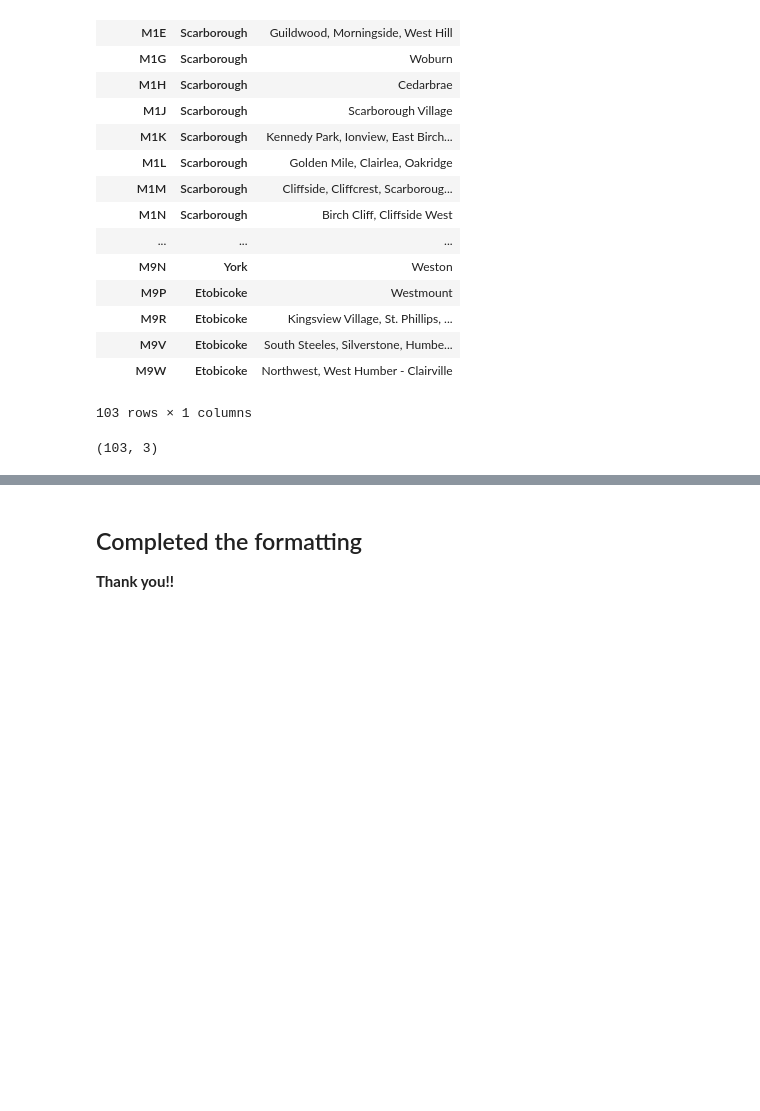
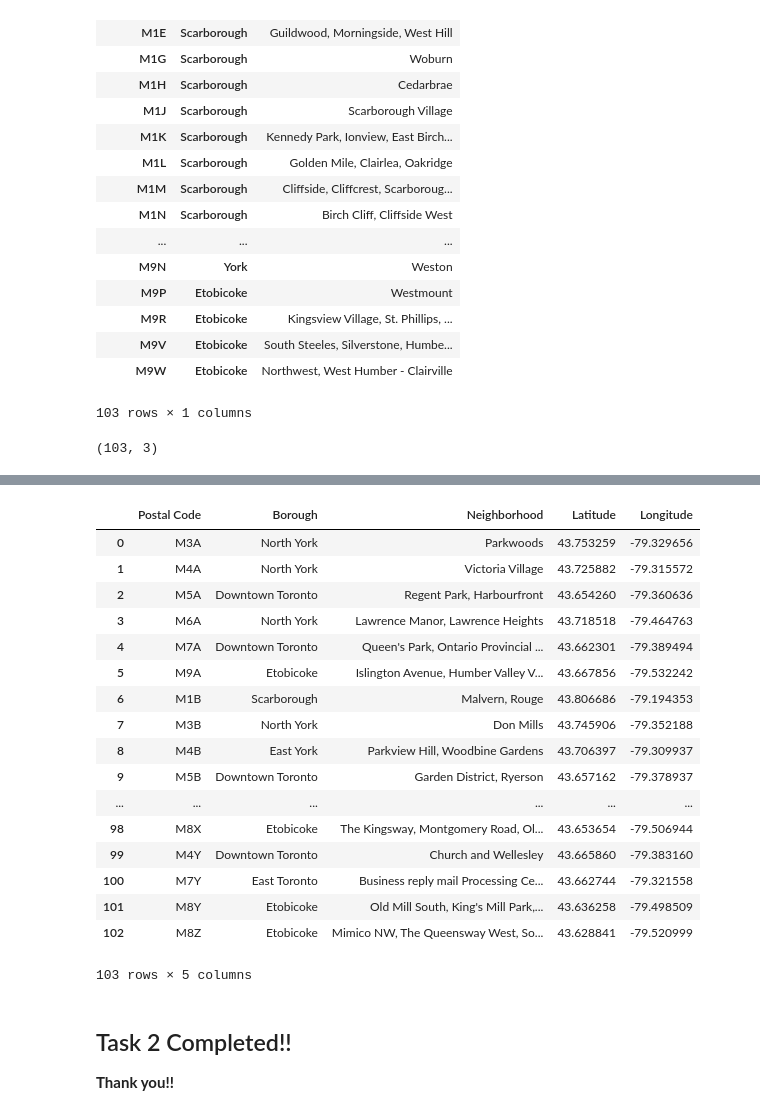
Before and after one commit to Yashodhara-78/Coursera_Capstone, a Jupyter notebook: Segmenting and Clustering.ipynb, the cells around one changed output, grey strips where cells are left out. Drawn from its saved outputs; the diff is of its cells as text; code cells hidden in the pictures; blank space fills up the shorter version.

```diff
--- a/Segmenting and Clustering.ipynb
+++ b/Segmenting and Clustering.ipynb
@@ -89,0 +76,24 @@ df.shape
+# %%
+
+import types
+import pandas as pd
+from botocore.client import Config
+import ibm_boto3
+
+def __iter__(self): return 0
+
+# @hidden_cell
+# The following code accesses a file in your IBM Cloud Object Storage. It includes your credentials.
+# You might want to remove those credentials before you share the notebook.
+client_3cabec16fb844d25b951e1aedb322ebd = ibm_boto3.client(service_name='s3',
+    ibm_api_key_id='eLry4lzLM6IKo-LyesThC1rP53kjqtU3Ey2Yms2CP73U',
+    ibm_auth_endpoint="https://iam.cloud.ibm.com/oidc/token",
+    config=Config(signature_version='oauth'),
+    endpoint_url='https://s3.eu-geo.objectstorage.service.networklayer.com')
+
+body = client_3cabec16fb844d25b951e1aedb322ebd.get_object(Bucket='capstoneproject-donotdelete-pr-v9gmfw9gawi7ld',Key='Geospatial_Coordinates.csv')['Body']
+# add missing __iter__ method, so pandas accepts body as file-like object
+if not hasattr(body, "__iter__"): body.__iter__ = types.MethodType( __iter__, body )
+
+data = pd.read_csv(body)
+data.head()
@@ -89,0 +107,3 @@ df.shape
+# %%
+data.rename(columns = {'PostalCode':'Postal Code'}, inplace = True)
+data.head()
@@ -90,3 +117,24 @@ df.shape
+# %%
+pd.merge(df,data, how ='inner', on ='Postal Code')
+# %% [output]
+|  | Postal Code | Borough | Neighborhood | Latitude | Longitude |
+| 0 | M3A | North York | Parkwoods | 43.753259 | -79.329656 |
+| 1 | M4A | North York | Victoria Village | 43.725882 | -79.315572 |
+| 2 | M5A | Downtown Toronto | Regent Park, Harbourfront | 43.654260 | -79.360636 |
+| 3 | M6A | North York | Lawrence Manor, Lawrence Heights | 43.718518 | -79.464763 |
+| 4 | M7A | Downtown Toronto | Queen's Park, Ontario Provincial ... | 43.662301 | -79.389494 |
+| 5 | M9A | Etobicoke | Islington Avenue, Humber Valley V... | 43.667856 | -79.532242 |
+| 6 | M1B | Scarborough | Malvern, Rouge | 43.806686 | -79.194353 |
+| 7 | M3B | North York | Don Mills | 43.745906 | -79.352188 |
+| 8 | M4B | East York | Parkview Hill, Woodbine Gardens | 43.706397 | -79.309937 |
+| 9 | M5B | Downtown Toronto | Garden District, Ryerson | 43.657162 | -79.378937 |
+| ... | ... | ... | ... | ... | ... |
+| 98 | M8X | Etobicoke | The Kingsway, Montgomery Road, Ol... | 43.653654 | -79.506944 |
+| 99 | M4Y | Downtown Toronto | Church and Wellesley | 43.665860 | -79.383160 |
+| 100 | M7Y | East Toronto | Business reply mail Processing Ce... | 43.662744 | -79.321558 |
+| 101 | M8Y | Etobicoke | Old Mill South, King's Mill Park,... | 43.636258 | -79.498509 |
+| 102 | M8Z | Etobicoke | Mimico NW, The Queensway West, So... | 43.628841 | -79.520999 |
+103 rows × 5 columns
 # %% [markdown]
-<h2> Completed the formatting</h2>
+<h2> Task 2 Completed!!</h2>
 <b> Thank you!!</b>
```
Also changed, not shown: parts of 5 cells of this notebook.
